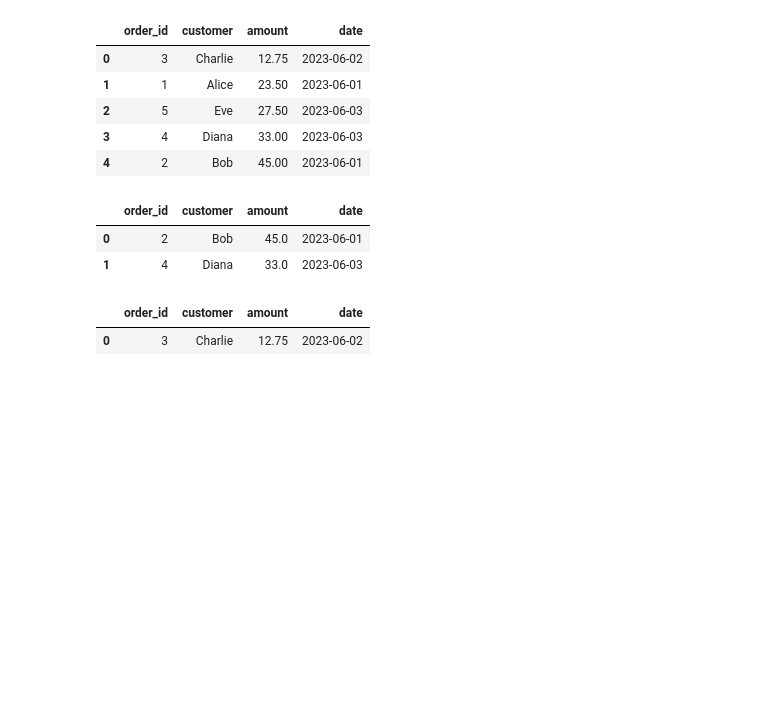
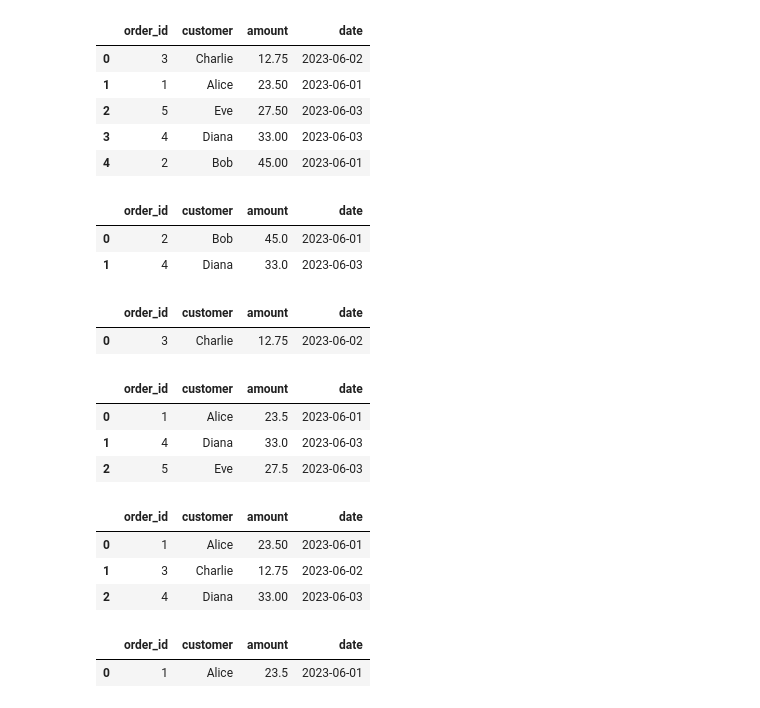
Before and after one commit to NarcisoRibeiro/Data-Analysis-Studies, a Jupyter notebook: Job-Prep-Notebook.ipynb, the cells around one changed output. Cells and saved outputs as stored; diff of their text form; code cells hidden in the pictures; blank space fills up the shorter version.

```diff
--- a/Job-Prep-Notebook.ipynb
+++ b/Job-Prep-Notebook.ipynb
@@ -469,3 +469,33 @@ pd.read_sql_query('SELECT * FROM orders WHERE amount < 20 OR date < 2023-06-01',
 # %% [output]
 |  | order_id | customer | amount | date |
 | 0 | 3 | Charlie | 12.75 | 2023-06-02 |
+# %%
+# 🔹 Task 6.8 — Use BETWEEN
+# Write a query to return all orders where the amount is between €20 and €40, inclusive.
+
+pd.read_sql_query('SELECT * FROM orders WHERE amount BETWEEN 20 AND 40', conn)
+# %% [output]
+|  | order_id | customer | amount | date |
+| 0 | 1 | Alice | 23.5 | 2023-06-01 |
+| 1 | 4 | Diana | 33.0 | 2023-06-03 |
+| 2 | 5 | Eve | 27.5 | 2023-06-03 |
+# %%
+# 🔹 Task 6.9 — Use IN
+
+# Write a query to return all orders where the customer is either 'Alice', 'Diana', or 'Charlie'.
+
+pd.read_sql_query("SELECT * FROM orders WHERE customer IN ('Alice', 'Diana', 'Charlie')", conn)
+# %% [output]
+|  | order_id | customer | amount | date |
+| 0 | 1 | Alice | 23.50 | 2023-06-01 |
+| 1 | 3 | Charlie | 12.75 | 2023-06-02 |
+| 2 | 4 | Diana | 33.00 | 2023-06-03 |
+# %%
+#🔹 Task 6.10 — Use LIKE
+
+# Write a query to return all orders where the customer name starts with the letter 'A'.
+
+pd.read_sql_query("SELECT * FROM orders WHERE customer LIKE 'a%'", conn)
+# %% [output]
+|  | order_id | customer | amount | date |
+| 0 | 1 | Alice | 23.5 | 2023-06-01 |
```
Also changed, not shown: parts of 6 cells of this notebook.
